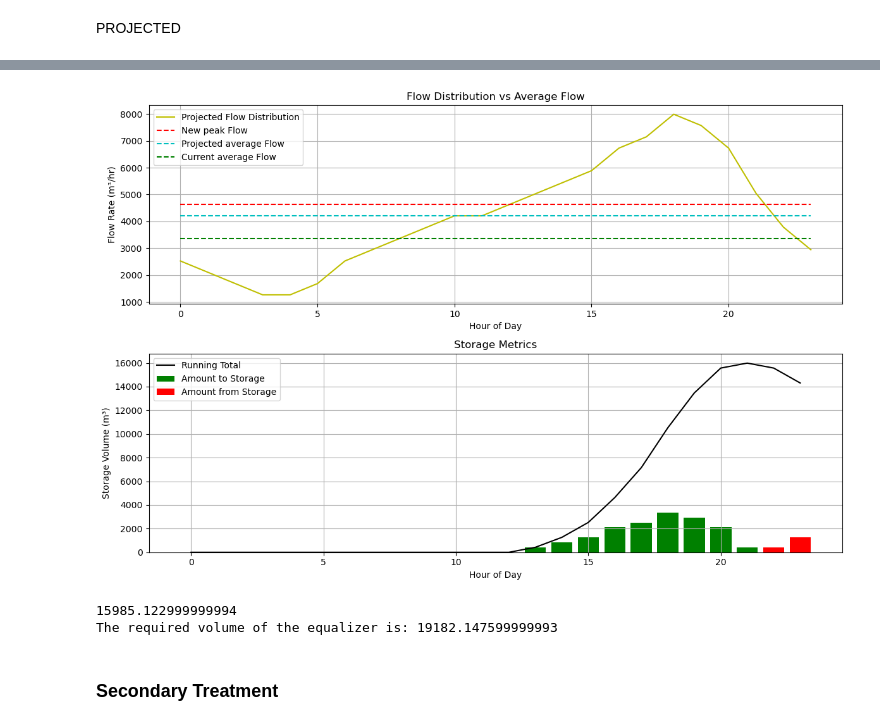
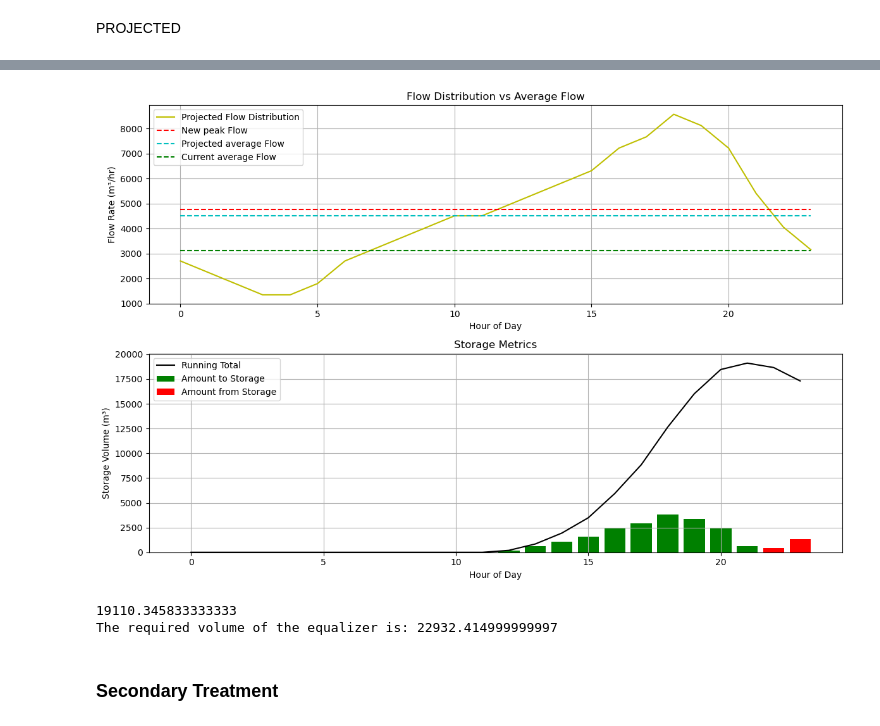
Before and after one commit to JMej0002/waterTreatmentProject2, a Jupyter notebook: Calculations/Group_10_Advance_water_treatment.ipynb, the cells around one changed output, grey strips where cells are left out. Saved outputs shown, nothing was run; the diff lists cells and outputs as text; code cells hidden in the pictures.

```diff
--- a/Calculations/Group_10_Advance_water_treatment.ipynb
+++ b/Calculations/Group_10_Advance_water_treatment.ipynb
@@ -31,7 +31,7 @@ import seaborn as sns
 
 group_number=10
 PE_domestic=340000 #Equivalent population.
-Q_domesticpercapita=180 #L/PE/day taken from standards.
+Q_domesticpercapita=162 #L/PE/day taken from standards.
 PE_commercial=math.ceil(group_number**0.5*9000) #Equivalent population.
 Q_commercialpercapita=280 #L/PE/day given in the briefing.
 Q_infiltration=11657 #m3/day
@@ -54,7 +54,7 @@ Q_maximumcomercial=Q_currentavgcommercial*peak_maximum_factor
 Q_maximuminfiltration=Q_currentavginfiltration
 
 #Equivalent population projection
-growth_percentage=1+group_number*0.015
+growth_percentage=1+group_number**0.015
 Life_time=20 #Life time decided to our WWTP. Provisional
 
 PE_projected_domestic=math.ceil(PE_domestic*(1+growth_percentage/100)**Life_time)
@@ -451,7 +450,7 @@ import numpy as np
 import matplotlib.pyplot as plt
 from IPython.display import display
 
-Q_new_peak = 4625.55*24  # m³/day, this becomes the new peak flow rate taken from the calculation of the primary treatment.
+Q_new_peak = 4768.93*24  # m³/day, this becomes the new peak flow rate taken from the calculation of the primary treatment.
 
 # Create data for the table
 data = {
@@ -601,6 +600,6 @@ print('The required volume of the equalizer is: '+str(required_volume_equalizer)
-[figure, old version]
+[figure, new version]
-15985.122999999994
-The required volume of the equalizer is: 19182.147599999993
+19110.345833333333
+The required volume of the equalizer is: 22932.414999999997
 # %% [markdown]
 ### Secondary Treatment
 # %% [markdown]
```
Also changed, not shown: parts of 11 cells of this notebook, 2 other files.
